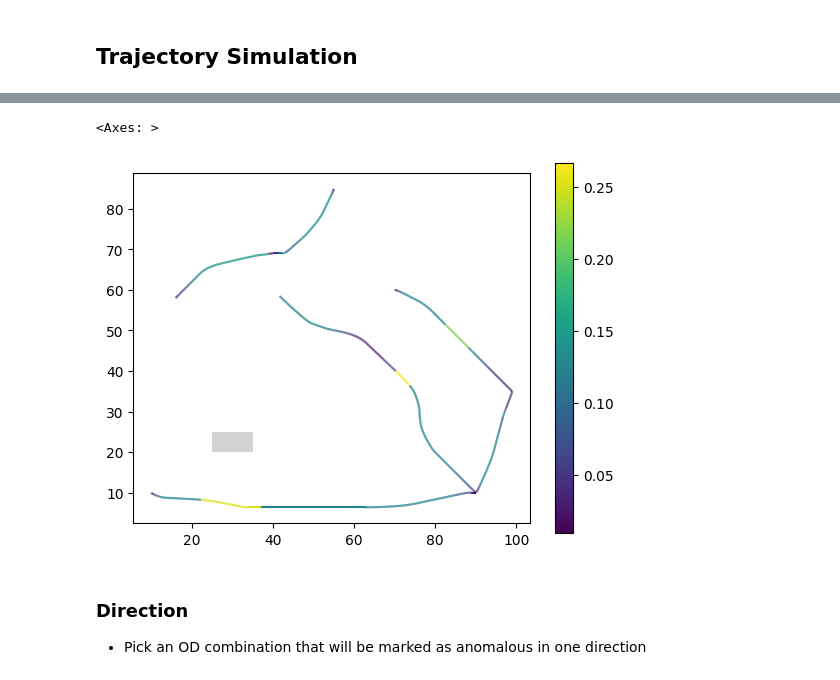
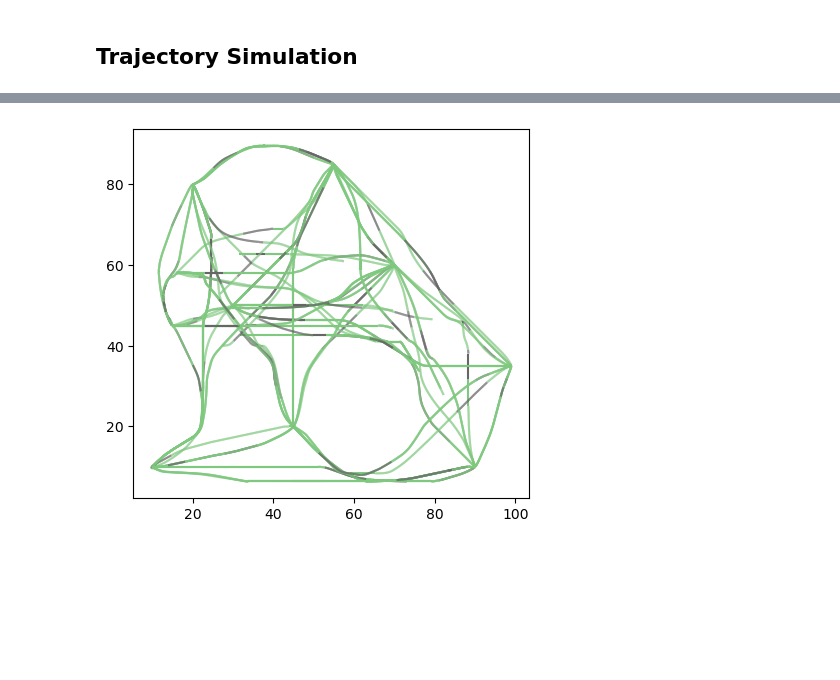
Before and after one commit to movingpandas/synth-data-generator, a Jupyter notebook: mesa/examples/basic/ships_hybrid_algorithm/ships.ipynb, the cells around one changed output, grey strips where cells are left out. Cells and saved outputs as stored; diff of their text form; code cells hidden in the pictures; blank space fills up the shorter version.

```diff
--- a/mesa/examples/basic/ships_hybrid_algorithm/ships.ipynb
+++ b/mesa/examples/basic/ships_hybrid_algorithm/ships.ipynb
@@ -235,15 +275,4 @@ Select all trajectories that go through a certain area and mark them anomalous
-# %%
-from shapely.geometry import Polygon
-from geopandas import GeoSeries
-xmin, xmax, ymin, ymax = 25, 35, 20, 25
-polygon = Polygon([(xmin, ymin), (xmin, ymax), (xmax, ymax), (xmax, ymin), (xmin, ymin)])
-
-ax= tc.plot(column='speed', legend=True)
-GeoSeries(polygon).plot(ax=ax, color="lightgray")
-# %% [output]
-<Axes: >
-[figure, removed]
-# %% [markdown]
-### Direction
-
-* Pick an OD combination that will be marked as anomalous in one direction
+# %%
+ax = tc.plot(column='is_anomaly', cmap='Accent')
+# %% [output]
+[figure, added]
```
Also changed, not shown: parts of 36 cells of this notebook.
